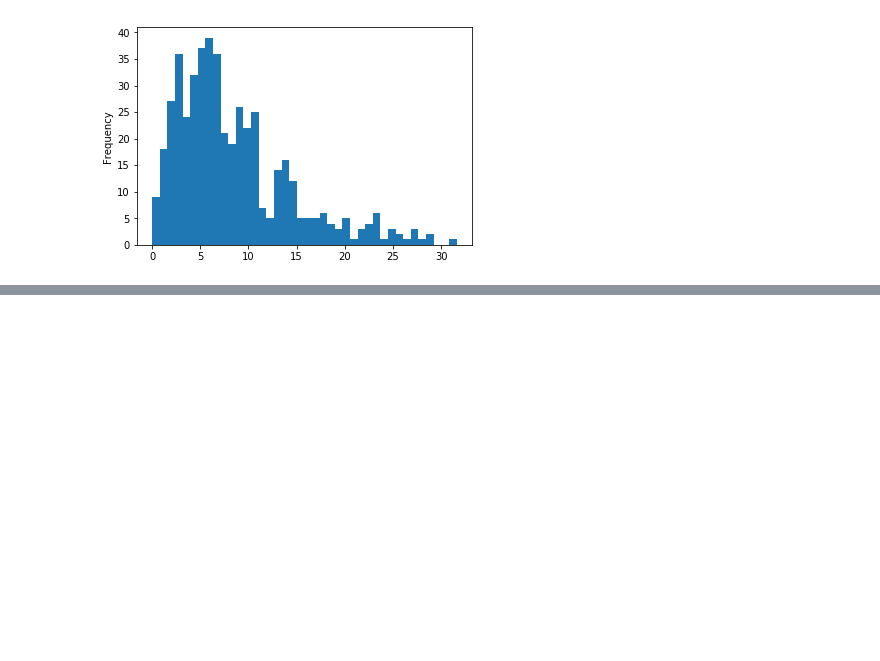
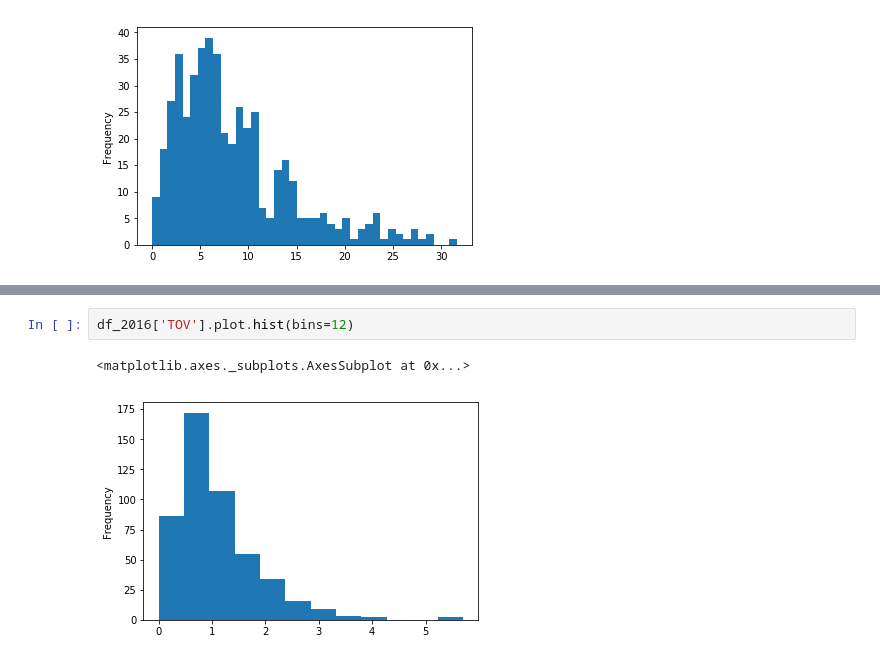
Before and after one commit to AaronWong14/Cogs108ProjectNBA, a Jupyter notebook: Data_Visualization.ipynb, the cells around one changed output, grey strips where cells are left out. Drawn from its saved outputs; the diff is of its cells as text; blank space fills up the shorter version.

```diff
--- a/Data_Visualization.ipynb
+++ b/Data_Visualization.ipynb
@@ -52,0 +97,5 @@ Not normal distribution
+# %%
+df_2016['TOV'].plot.hist(bins=12)
+# %% [output]
+<matplotlib.axes._subplots.AxesSubplot at 0x...>
+[figure, added]
```
Also changed, not shown: parts of 35 cells of this notebook.
